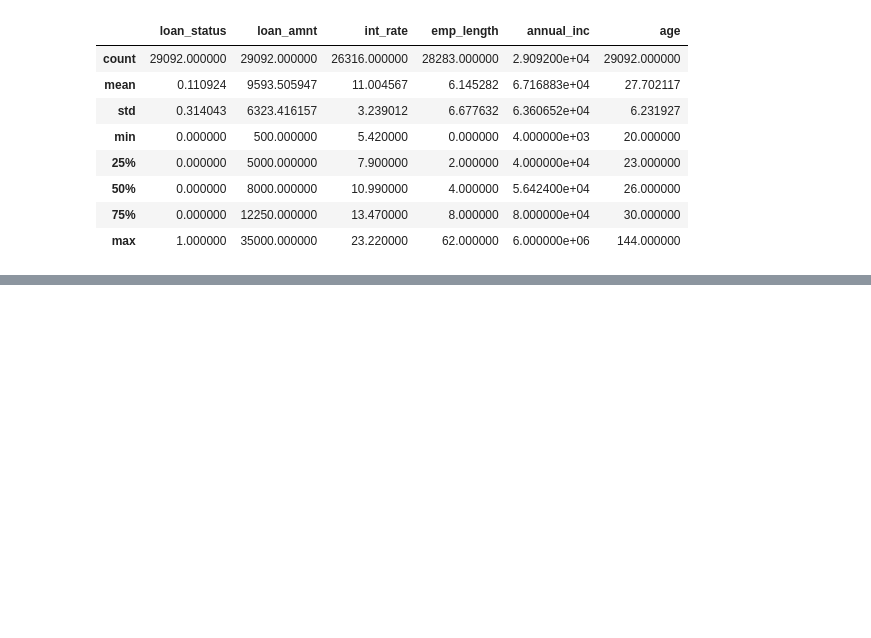
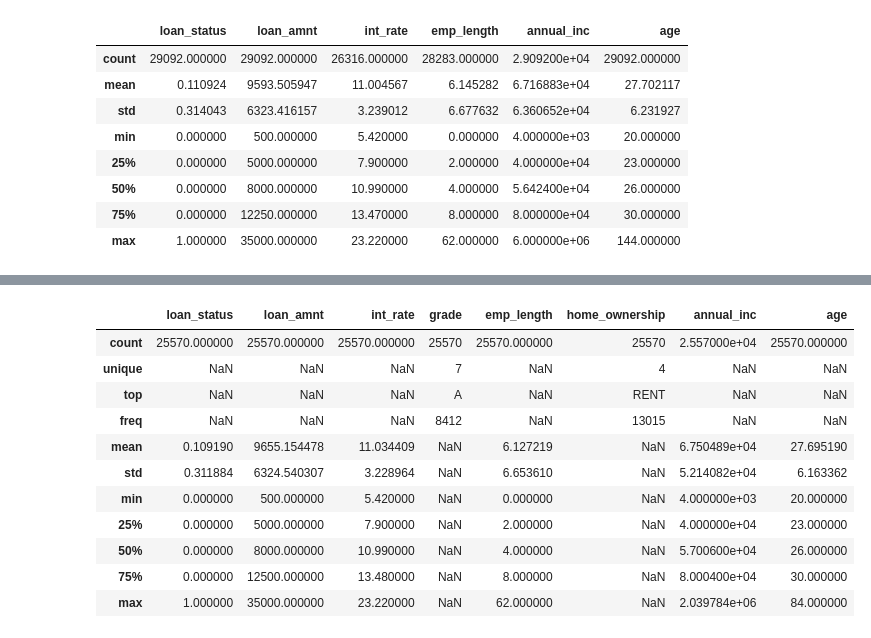
Before and after one commit to huntbrian1/april24, a Jupyter notebook: notesapril24.ipynb, the cells around one changed output, grey strips where cells are left out. Cells and saved outputs as stored; diff of their text form; code cells hidden in the pictures; blank space fills up the shorter version.

```diff
--- a/notesapril24.ipynb
+++ b/notesapril24.ipynb
@@ -72,0 +92,20 @@ loans.describe() #not showing me any objects, needs better format
+# %%
+loans = loans[loans['annual_inc'] < 6000000]
+loans = loans[loans['age'] < 144]
+
+loans = loans.dropna()
+
+loans.describe(include='all')
+# %% [output]
+|  | loan_status | loan_amnt | int_rate | grade | emp_length | home_ownership | annual_inc | age |
+| count | 25570.000000 | 25570.000000 | 25570.000000 | 25570 | 25570.000000 | 25570 | 2.557000e+04 | 25570.000000 |
+| unique | NaN | NaN | NaN | 7 | NaN | 4 | NaN | NaN |
+| top | NaN | NaN | NaN | A | NaN | RENT | NaN | NaN |
+| freq | NaN | NaN | NaN | 8412 | NaN | 13015 | NaN | NaN |
+| mean | 0.109190 | 9655.154478 | 11.034409 | NaN | 6.127219 | NaN | 6.750489e+04 | 27.695190 |
+| std | 0.311884 | 6324.540307 | 3.228964 | NaN | 6.653610 | NaN | 5.214082e+04 | 6.163362 |
+| min | 0.000000 | 500.000000 | 5.420000 | NaN | 0.000000 | NaN | 4.000000e+03 | 20.000000 |
+| 25% | 0.000000 | 5000.000000 | 7.900000 | NaN | 2.000000 | NaN | 4.000000e+04 | 23.000000 |
+| 50% | 0.000000 | 8000.000000 | 10.990000 | NaN | 4.000000 | NaN | 5.700600e+04 | 26.000000 |
+| 75% | 0.000000 | 12500.000000 | 13.480000 | NaN | 8.000000 | NaN | 8.000400e+04 | 30.000000 |
+| max | 1.000000 | 35000.000000 | 23.220000 | NaN | 62.000000 | NaN | 2.039784e+06 | 84.000000 |
```
Also changed, not shown: parts of 8 cells of this notebook.
